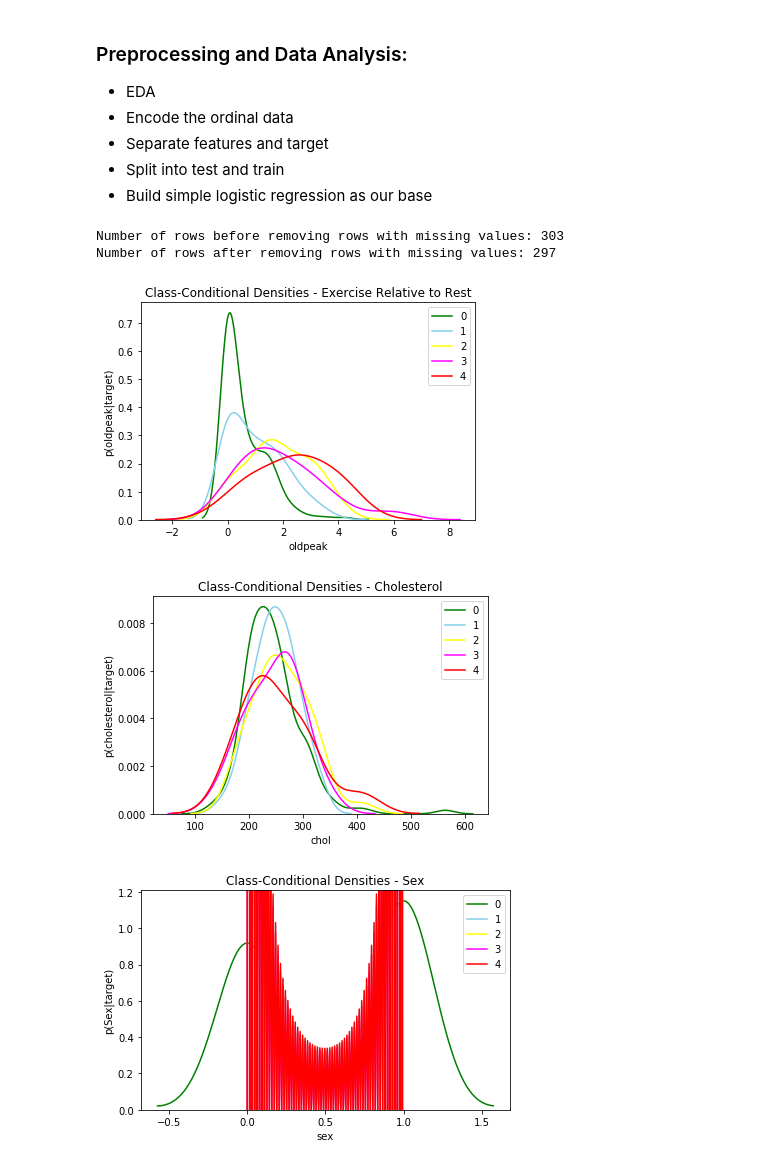
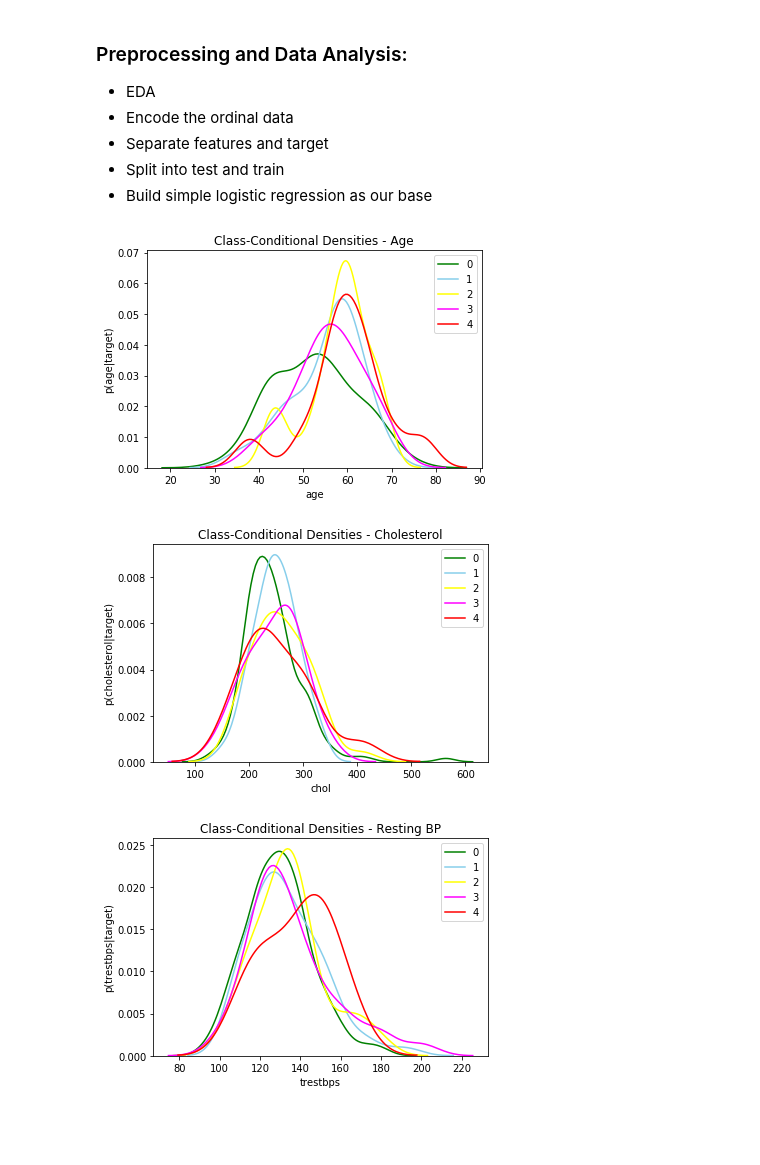
Before and after one commit to rrasheed/Heart-Disease-ML-Classifer, a Jupyter notebook: HeartDisease_Rough.ipynb, the cells around one changed output. Drawn from its saved outputs; the diff is of its cells as text; code cells hidden in the pictures; blank space fills up the shorter version.

```diff
--- a/HeartDisease_Rough.ipynb
+++ b/HeartDisease_Rough.ipynb
@@ -37,16 +12,9 @@ import numpy as np
 import seaborn as sns
 # %%
 url = "https://archive.ics.uci.edu/ml/machine-learning-databases/heart-disease/processed.cleveland.data"
-
-feature_Descriptions = {"age": "Age", "sex": "", "cp": "Chest Pain Rating", "trestbps": "Resting Blood Pressure",
-            "chol":"Serum Cholestoral in mg/dl", "fbs":"Blood Sugar Level While Fasting", "restecg":"Resting EKG", "thalach":"Maximum Heart Rate Achieved",
-            "exang":"Exercise Induced Angina","oldpeak":"ST Depression Induced by Exercise Relative to Rest", "slope":"Slope of the Peak Exercise ST Segment",
-            "ca":"Number of Major Vessels Colored by Flourosopy", "thal":"HR Type(Normal, Fixed Defect, or Reversible Defect)","target":"Target"}
-
-#Get list of features code
-features =[]
-for feature in feature_Descriptions:
-    features.append(feature)
+features = ["age", "sex", "cp", "trestbps",
+            "chol", "fbs", "restecg", "thalach",
+            "exang","oldpeak", "slope", "ca", "thal", "target"]
 
 df = pd.read_csv(url, header = None, names=features)
 
@@ -65,18 +33,3 @@ df.head()
 * Separate features and target
 * Split into test and train
 * Build simple logistic regression as our base
-# %%
-import numpy as np
-
-print('Number of rows before removing rows with missing values: ' + str(df.shape[0]))
-
-# Replace ? with np.NaN
-df = df.replace('?',np.NaN)
-
-# Remove rows with np.NaN
-df = df.dropna()
-
-print('Number of rows after removing rows with missing values: ' + str(df.shape[0]))
-# %% [output]
-Number of rows before removing rows with missing values: 303
-Number of rows after removing rows with missing values: 297
@@ -88,17 +44,17 @@ df_2 = df[df.target == 2]
 df_3 = df[df.target == 3]
 df_4 = df[df.target == 4]
 # %%
-sns.distplot( df_0["oldpeak"] , color="green", label="0", hist=False)
-sns.distplot( df_1["oldpeak"] , color="skyblue", label="1",hist=False)
-sns.distplot( df_2["oldpeak"] , color="yellow", label="2",hist=False)
-sns.distplot( df_3["oldpeak"] , color="magenta", label="3",hist=False)
-sns.distplot( df_4["oldpeak"] , color="red", label="4",hist=False)
+sns.distplot( df_0["age"] , color="green", label="0", hist=False)
+sns.distplot( df_1["age"] , color="skyblue", label="1",hist=False)
+sns.distplot( df_2["age"] , color="yellow", label="2",hist=False)
+sns.distplot( df_3["age"] , color="magenta", label="3",hist=False)
+sns.distplot( df_4["age"] , color="red", label="4",hist=False)
 plt.legend()
-plt.title("Class-Conditional Densities - Exercise Relative to Rest")
-plt.ylabel("p(oldpeak|target)")
+plt.title("Class-Conditional Densities - Age")
+plt.ylabel("p(age|target)")
 plt.show()
 # %% [output]
-[figure, old version]
+[figure, new version]
 # %%
 sns.distplot( df_0['chol'] , color="green", label="0", hist=False)
 sns.distplot( df_1['chol'] , color="skyblue", label="1",hist=False)
@@ -110,20 +66,19 @@ plt.title("Class-Conditional Densities - Cholesterol")
 plt.ylabel("p(cholesterol|target)")
 plt.show()
 # %% [output]
-[figure, old version]
+[figure, new version]
 # %%
-sns.distplot( df_0['sex'] , color="green", label="0", hist=False)
-sns.distplot( df_1['sex'] , color="skyblue", label="1",hist=False)
-sns.distplot( df_2['sex'] , color="yellow", label="2",hist=False)
-sns.distplot( df_3['sex'] , color="magenta", label="3",hist=False)
-sns.distplot( df_4['sex'] , color="red", label="4",hist=False)
+sns.distplot( df_0['trestbps'] , color="green", label="0", hist=False)
+sns.distplot( df_1['trestbps'] , color="skyblue", label="1",hist=False)
+sns.distplot( df_2['trestbps'] , color="yellow", label="2",hist=False)
+sns.distplot( df_3['trestbps'] , color="magenta", label="3",hist=False)
+sns.distplot( df_4['trestbps'] , color="red", label="4",hist=False)
 plt.legend()
-plt.title("Class-Conditional Densities - Sex")
-plt.ylabel("p(Sex|target)")
-plt.tight_layout()
+plt.title("Class-Conditional Densities - Resting BP")
+plt.ylabel("p(trestbps|target)")
 plt.show()
 # %% [output]
-[figure, old version]
+[figure, new version]
 # %%
 sns.distplot( df_0['thalach'] , color="green", label="0", hist=False)
 sns.distplot( df_1['thalach'] , color="skyblue", label="1",hist=False)
```
Also changed, not shown: parts of 40 cells of this notebook, 2 other files.
